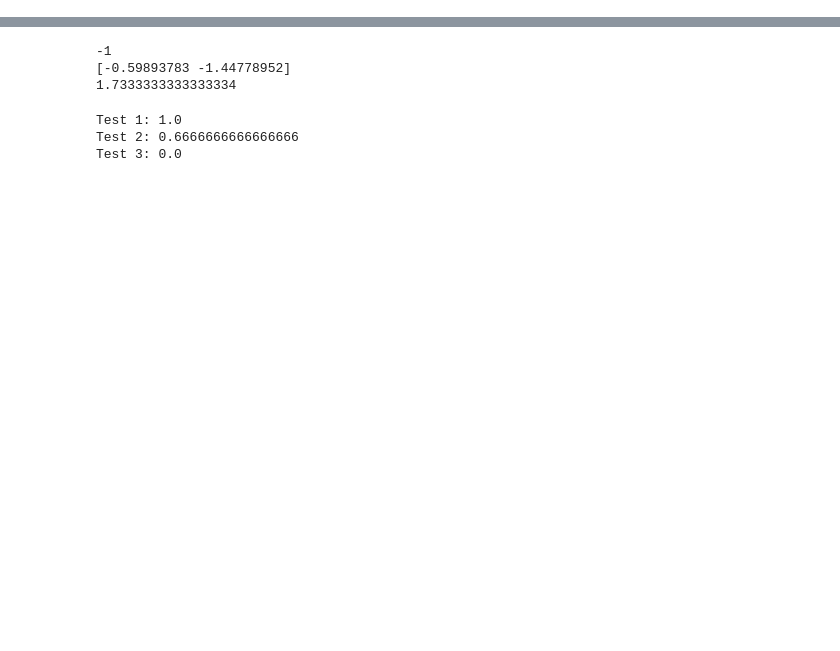
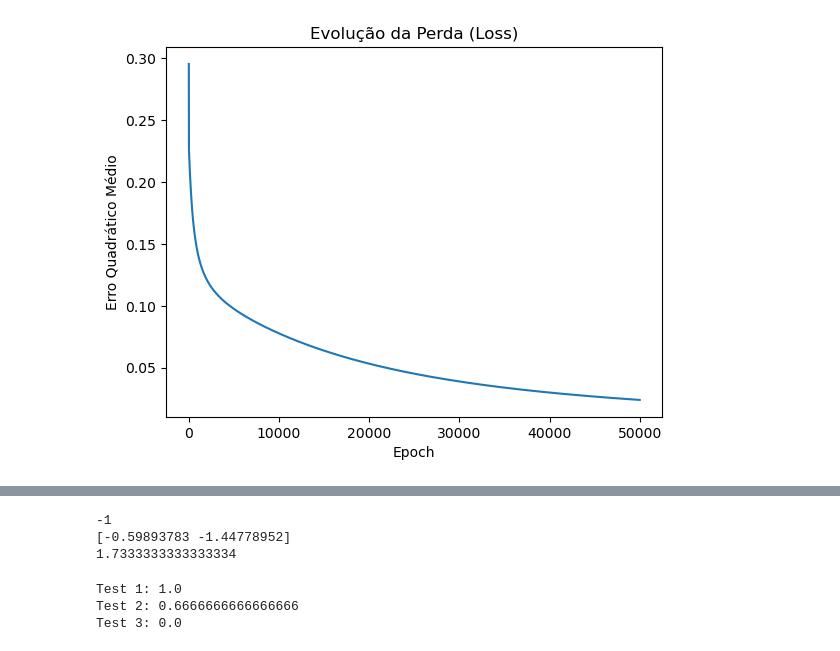
Before and after one commit to PedroEBit/Neural-Networks, a Jupyter notebook: perceptron/single-perceptron.ipynb, the cells around one changed output, grey strips where cells are left out. Drawn from its saved outputs; the diff is of its cells as text; code cells hidden in the pictures; blank space fills up the shorter version.

Commit message:
Perceptron V1.0 Wrokinggit status!

```diff
--- a/perceptron/single-perceptron.ipynb
+++ b/perceptron/single-perceptron.ipynb
@@ -91,0 +133,77 @@ weights: [-2.53337067 -0.85164004], bias: [0.48469709]
+# %%
+### ========================
+###   SCRIPT DE EXECUÇÃO
+### ========================
+
+# --- 1. Dados de Treinamento (Porta Lógica OR) ---
+# [input 1, input 2, target]
+
+# [x1, x2, y] onde y=1 se x1+x2 > 8, senão y=0
+new_training_data = [
+    # ---- Classe 0 (x1 + x2 <= 8) ----
+    [1, 1, 0],
+    [2, 3, 0],
+    [4, 4, 0],
+    [5, 3, 0], # Seu dado
+    [8, 0, 0],
+    [-1, 5, 0],
+    [4, 1, 0], # Seu dado
+    [7, 1, 0],
+
+    # ---- Classe 1 (x1 + x2 > 8) ----
+    [5, 4, 1],
+    [6, 3, 1],
+    [1, 8, 1], # Seu dado
+    [9, 0, 1],
+    [4, 5, 1],
+    [2, 7, 1],
+    [10, -1, 1],
+    [56, 90, 1] # Seu dado
+]
+
+print("--- Iniciando o Treinamento (Porta Lógica OR) ---\n")
+
+# --- 2. Instanciar e Treinar ---
+sigmoid = sigmoidFunction()       # Vamos usar Sigmoid
+p = perceptron(weights_size=2)    # 2 inputs (peso w1 e w2)
+
+# Hiperparâmetros
+learning_rate = 0.1
+epochs = 50000
+
+# Chamar o treinamento!
+loss_history = p.train(new_training_data, sigmoid, learning_rate, epochs)
+
+# --- 3. Testar o Perceptron Treinado ---
+print("\n--- Testando o Perceptron Treinado ---")
+
+# Vamos criar os inputs de teste
+test_inputs= [
+    [1, 2, 0], # Teste Classe 0
+    [4, 3, 0], # Teste Classe 0
+    [5, 5, 1], # Teste Classe 1
+    [7, 2, 1]  # Teste Classe 1
+]
+
+# Fazer predições nos inputs de teste
+all_predictions = p.guess(np.array(test_inputs)[:,0:2], sigmoid)
+
+esperados = (np.array(test_inputs))[:,2]
+print("\nResultados Finais:")
+for i in range(len(test_inputs)):
+    target = esperados[i]
+    prediction = all_predictions[i]
+
+    # A predição será um float (ex: 0.05 ou 0.95).
+    # Vamos arredondar para ver o resultado binário.
+    binary_result = np.round(prediction)
+
+    print(f"Input: {test_inputs[i]} | Esperado: {target} | Predição: {prediction:.4f} (-> {binary_result})")
+
+# --- 4. (Opcional) Plotar a Perda ---
+plt.plot(loss_history)
+plt.title("Evolução da Perda (Loss)")
+plt.xlabel("Epoch")
+plt.ylabel("Erro Quadrático Médio")
+plt.show()
+# %% [output]
@@ -92,3 +227,4 @@ weights: [-2.53337067 -0.85164004], bias: [0.48469709]
+[figure, added]
 # %%
 import matplotlib.pyplot as plt
 import numpy as np
```
Also changed, not shown: parts of 8 cells of this notebook.
